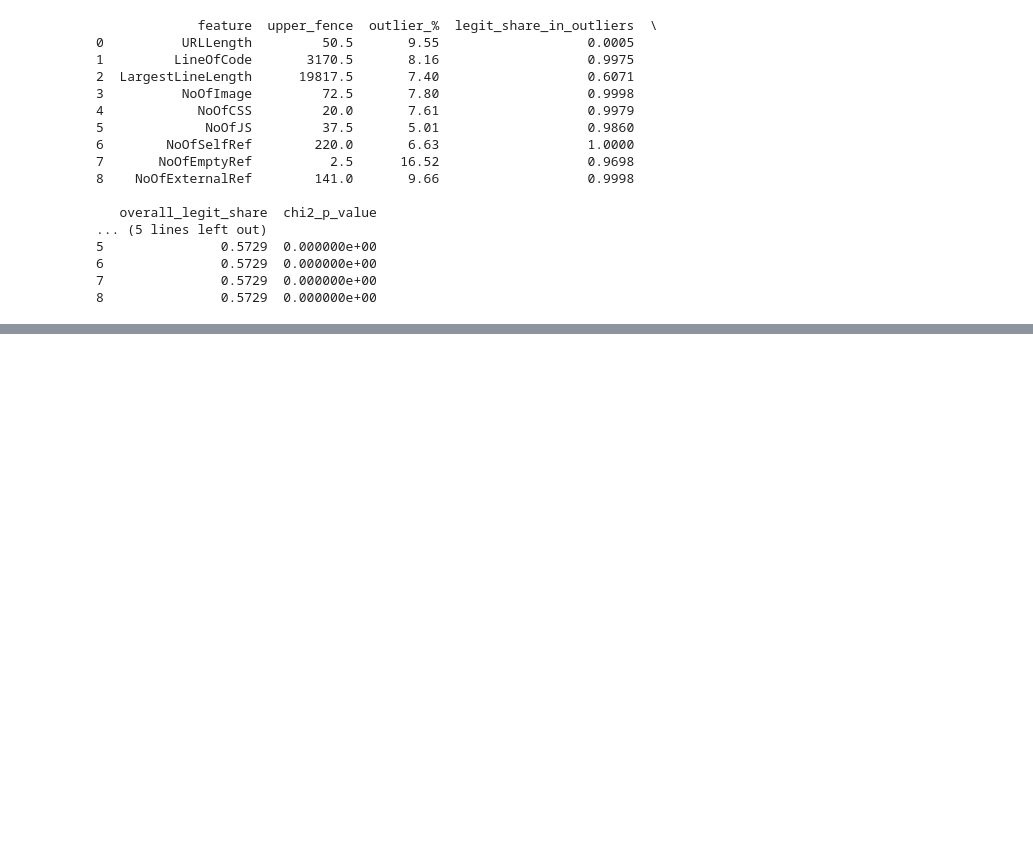
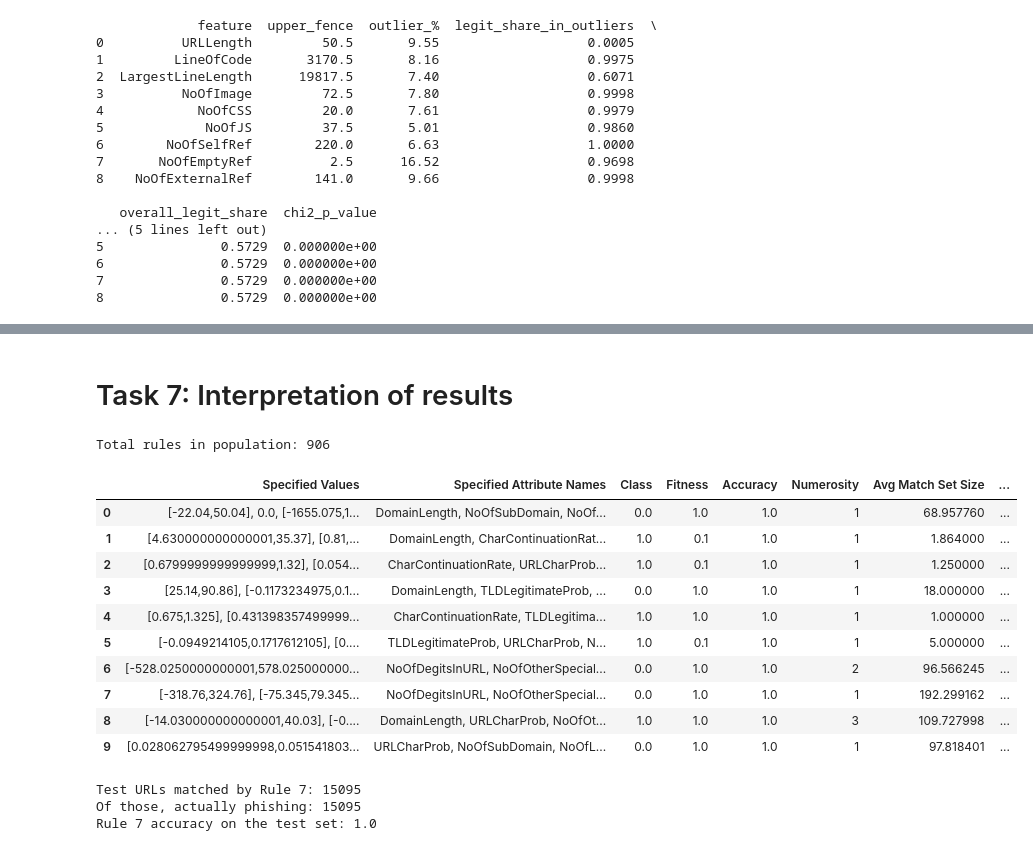
Before and after one commit to Ianieee36/Data-Engineering-and-AI-Project-Phase-1, a Jupyter notebook: Phase-II/LCS_ChristianC_23188023.ipynb, the cells around one changed output, grey strips where cells are left out. Cells and saved outputs as stored; diff of their text form; code cells hidden in the pictures; blank space fills up the shorter version.

```diff
--- a/Phase-II/LCS_ChristianC_23188023.ipynb
+++ b/Phase-II/LCS_ChristianC_23188023.ipynb
@@ -380,0 +1451,27 @@ print(outlier_summary)
+# %%
+# 1. Drop the leaking feature from both your training and testing sets immediately
+X_train_sel_clean = X_train_sel.drop(columns=['URLSimilarityIndex'])
+X_test_sel_clean = X_test_sel.drop(columns=['URLSimilarityIndex'])
+
+# 2. Assertions updated to account for 34 clean features instead of 35
+assert X_train_sel_clean.index.equals(X_train_pr.index) and X_test_sel_clean.index.equals(X_test_pr.index)
+assert X_train_sel_clean.shape[1] == len(selected) - 1
+
+# 3. Calculate scaling rules using the clean data (prevents the pipeline ValueError)
+sel_binary = [c for c in X_train_sel_clean.columns if X_train_sel_clean[c].nunique() <= 2]
+sel_scaled = [c for c in X_train_sel_clean.columns if c not in sel_binary]
+print(f"{len(sel_binary)} binary, {len(sel_scaled)} scaled")      # Should print: 11 binary, 23 scaled
+
+# 4. Define conventional dictionary using the clean, updated scaled features list
+conventional_sel = {
+    "random_forest_sel": RandomForestClassifier(n_estimators=200, n_jobs=-1, random_state=42),
+    "decision_tree_sel": DecisionTreeClassifier(random_state=42),
+    "logistic_regression_sel": Pipeline([
+        ("scale", ColumnTransformer([("scale", StandardScaler(), sel_scaled)], remainder="passthrough")),
+        ("clf", LogisticRegression(max_iter=2000, random_state=42)),
+    ]),
+}
+
+# 5. Run the training loop cleanly
+for name, model in conventional_sel.items():
+    task6[name] = run_conventional(name, model, X_train_sel_clean, y_train_pre, X_test_sel_clean, y_test_pre)
@@ -380,0 +1558,51 @@ print(outlier_summary)
+# %% [markdown]
+# Task 7: Interpretation of results
+# %%
+import pandas as pd
+
+improved_model = task6["improved"]["model"]          # the improved eLCS trained in the cell above
+
+# Header names must be the training columns in the same order, otherwise rules get the wrong feature names
+assert list(X_test_sel_clean.columns) == task6["improved"]["features"], "Columns don't match the model's training features"
+
+# Export the rules from the improved LCS model
+improved_model.export_final_rule_population(X_test_sel_clean.columns, 'Class', 'improved_lcs_rules.csv', DCAL=True)
+
+rules_df = pd.read_csv('improved_lcs_rules.csv')
+print(f"Total rules in population: {len(rules_df)}")
+rules_df.head(10)
+# %% [output]
+Total rules in population: 906
+|  | Specified Values | Specified Attribute Names | Class | Fitness | Accuracy | Numerosity | Avg Match Set Size | ... |
+| 0 | [-22.04,50.04], 0.0, [-1655.075,1... | DomainLength, NoOfSubDomain, NoOf... | 0.0 | 1.0 | 1.0 | 1 | 68.957760 | ... |
+| 1 | [4.630000000000001,35.37], [0.81,... | DomainLength, CharContinuationRat... | 1.0 | 0.1 | 1.0 | 1 | 1.864000 | ... |
+| 2 | [0.6799999999999999,1.32], [0.054... | CharContinuationRate, URLCharProb... | 1.0 | 0.1 | 1.0 | 1 | 1.250000 | ... |
+| 3 | [25.14,90.86], [-0.1173234975,0.1... | DomainLength, TLDLegitimateProb, ... | 0.0 | 1.0 | 1.0 | 1 | 18.000000 | ... |
+| 4 | [0.675,1.325], [0.431398357499999... | CharContinuationRate, TLDLegitima... | 1.0 | 1.0 | 1.0 | 1 | 1.000000 | ... |
+| 5 | [-0.0949214105,0.1717612105], [0.... | TLDLegitimateProb, URLCharProb, N... | 1.0 | 0.1 | 1.0 | 1 | 5.000000 | ... |
+| 6 | [-528.0250000000001,578.025000000... | NoOfDegitsInURL, NoOfOtherSpecial... | 0.0 | 1.0 | 1.0 | 2 | 96.566245 | ... |
+| 7 | [-318.76,324.76], [-75.345,79.345... | NoOfDegitsInURL, NoOfOtherSpecial... | 0.0 | 1.0 | 1.0 | 1 | 192.299162 | ... |
+| 8 | [-14.030000000000001,40.03], [-0.... | DomainLength, URLCharProb, NoOfOt... | 1.0 | 1.0 | 1.0 | 3 | 109.727998 | ... |
+| 9 | [0.028062795499999998,0.051541803... | URLCharProb, NoOfSubDomain, NoOfL... | 0.0 | 1.0 | 1.0 | 1 | 97.818401 | ... |
+# %%
+# Rule 7 (phishing), exact conditions from improved_lcs_rules.csv
+# Training: 7,287 matches, 7,287 correct (accuracy 1.000)
+def rule_7(X):
+    return (
+        (X["NoOfDegitsInURL"] > -318.76) & (X["NoOfDegitsInURL"] < 324.76) &                        # very wide, almost every URL fits
+        (X["NoOfOtherSpecialCharsInURL"] > -75.345) & (X["NoOfOtherSpecialCharsInURL"] < 79.345) &  # very wide, almost every URL fits
+        (X["HasSocialNet"] == 0) &                                                                   # no social media links
+        (X["LineOfCode_log"] > -2.71001516243399) & (X["LineOfCode_log"] < 4.550180916229388) &      # fewer than about 94 lines of code
+        (X["NoOfImage_log"] > -2.1457260568569807) & (X["NoOfImage_log"] < 1.638034313125535) &      # 4 images or fewer
+        (X["NoOfCSS_log"] > -3.932358597221108) & (X["NoOfCSS_log"] < 3.932358597221108)             # fewer than about 50 CSS files
+    )
+
+# Apply Rule 7 to the test set
+matched = rule_7(X_test_sel)
+print("Test URLs matched by Rule 7:", int(matched.sum()))
+print("Of those, actually phishing:", int((y_test_pre[matched] == 0).sum()))
+print("Rule 7 accuracy on the test set:", round((y_test_pre[matched] == 0).mean(), 4))
+# %% [output]
+Test URLs matched by Rule 7: 15095
+Of those, actually phishing: 15095
+Rule 7 accuracy on the test set: 1.0
```
Also changed, not shown: parts of 50 cells of this notebook, 9 other files.
